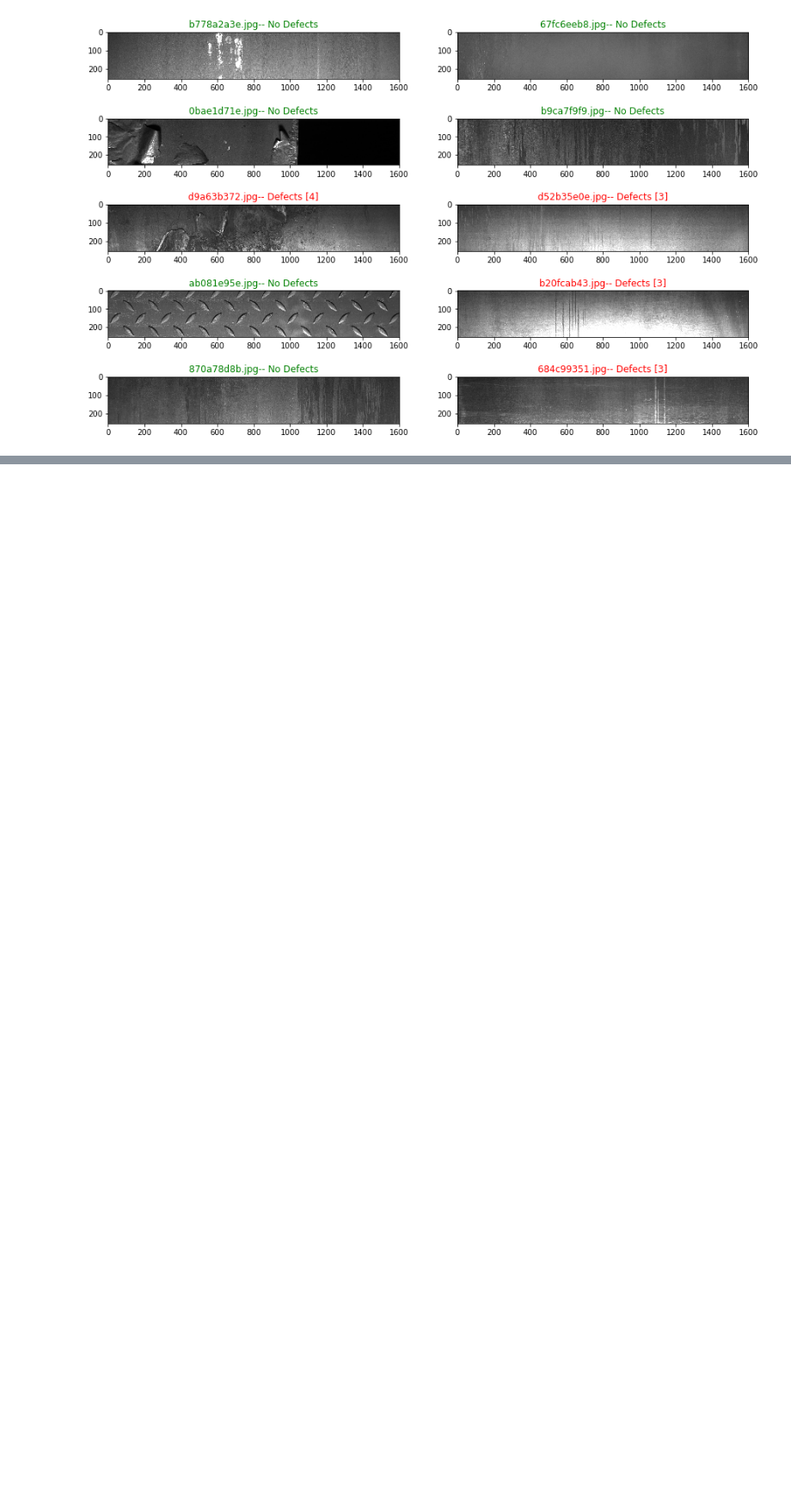
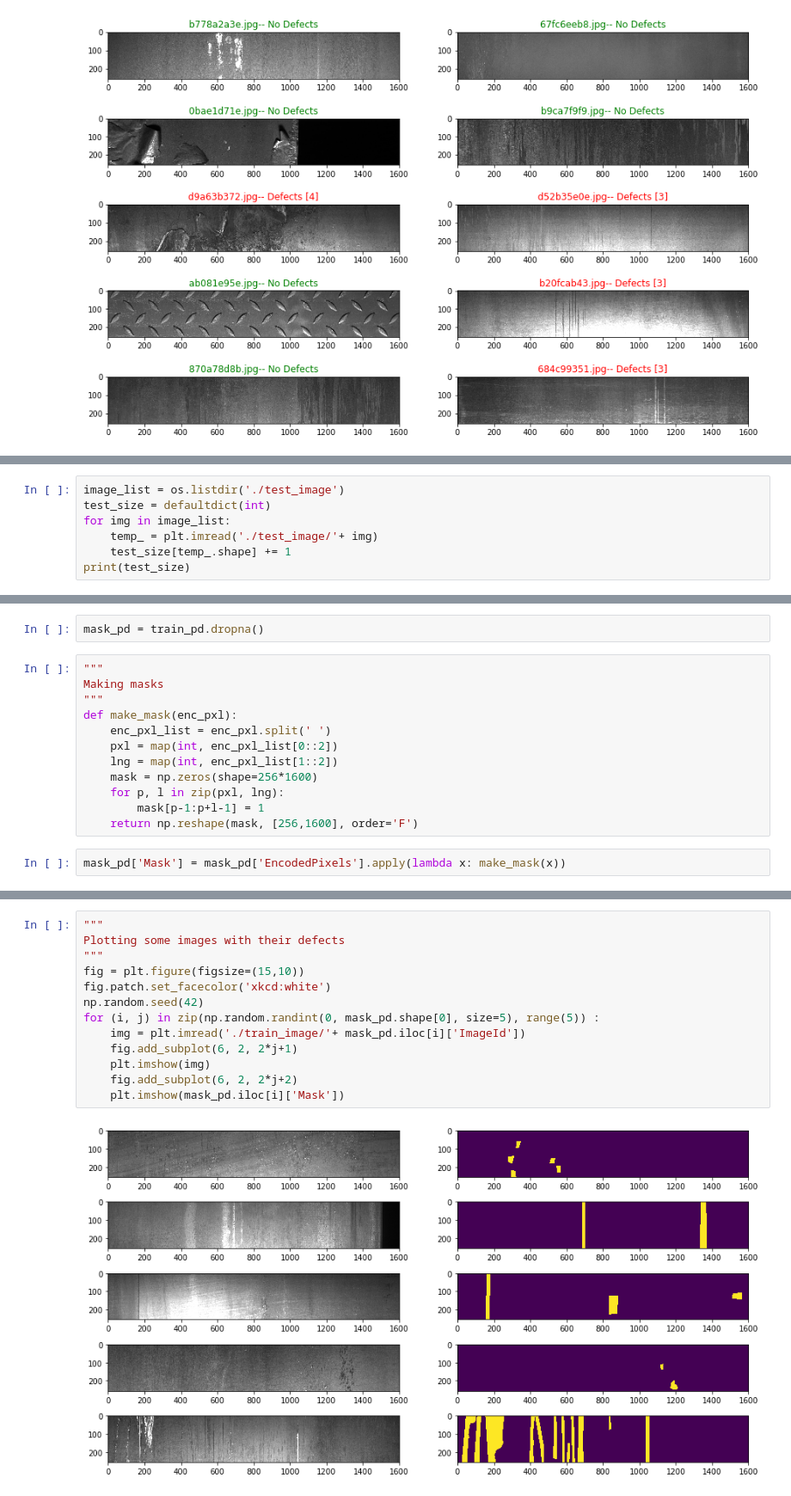
Before and after one commit to majidpy/steel_defect, a Jupyter notebook: train_steel.ipynb, the cells around one changed output, grey strips where cells are left out. Shown at 86% size. Saved outputs shown, nothing was run; the diff lists cells and outputs as text; blank space fills up the shorter version.

```diff
--- a/train_steel.ipynb
+++ b/train_steel.ipynb
@@ -109,0 +88,7 @@ ss[0]
+# %%
+image_list = os.listdir('./test_image')
+test_size = defaultdict(int)
+for img in image_list:
+    temp_ = plt.imread('./test_image/'+ img)
+    test_size[temp_.shape] += 1
+print(test_size)
@@ -109,0 +97,16 @@ ss[0]
+# %%
+mask_pd = train_pd.dropna()
+# %%
+"""
+Making masks
+"""
+def make_mask(enc_pxl):
+    enc_pxl_list = enc_pxl.split(' ')
+    pxl = map(int, enc_pxl_list[0::2])
+    lng = map(int, enc_pxl_list[1::2])
+    mask = np.zeros(shape=256*1600)
+    for p, l in zip(pxl, lng):
+        mask[p-1:p+l-1] = 1
+    return np.reshape(mask, [256,1600], order='F')
+# %%
+mask_pd['Mask'] = mask_pd['EncodedPixels'].apply(lambda x: make_mask(x))
@@ -109,0 +127,15 @@ ss[0]
+# %%
+"""
+Plotting some images with their defects
+"""
+fig = plt.figure(figsize=(15,10))
+fig.patch.set_facecolor('xkcd:white')
+np.random.seed(42)
+for (i, j) in zip(np.random.randint(0, mask_pd.shape[0], size=5), range(5)) :
+    img = plt.imread('./train_image/'+ mask_pd.iloc[i]['ImageId'])
+    fig.add_subplot(6, 2, 2*j+1)
+    plt.imshow(img)
+    fig.add_subplot(6, 2, 2*j+2)
+    plt.imshow(mask_pd.iloc[i]['Mask'])
+# %% [output]
+[figure, added]
```
Also changed, not shown: parts of 21 cells of this notebook.
